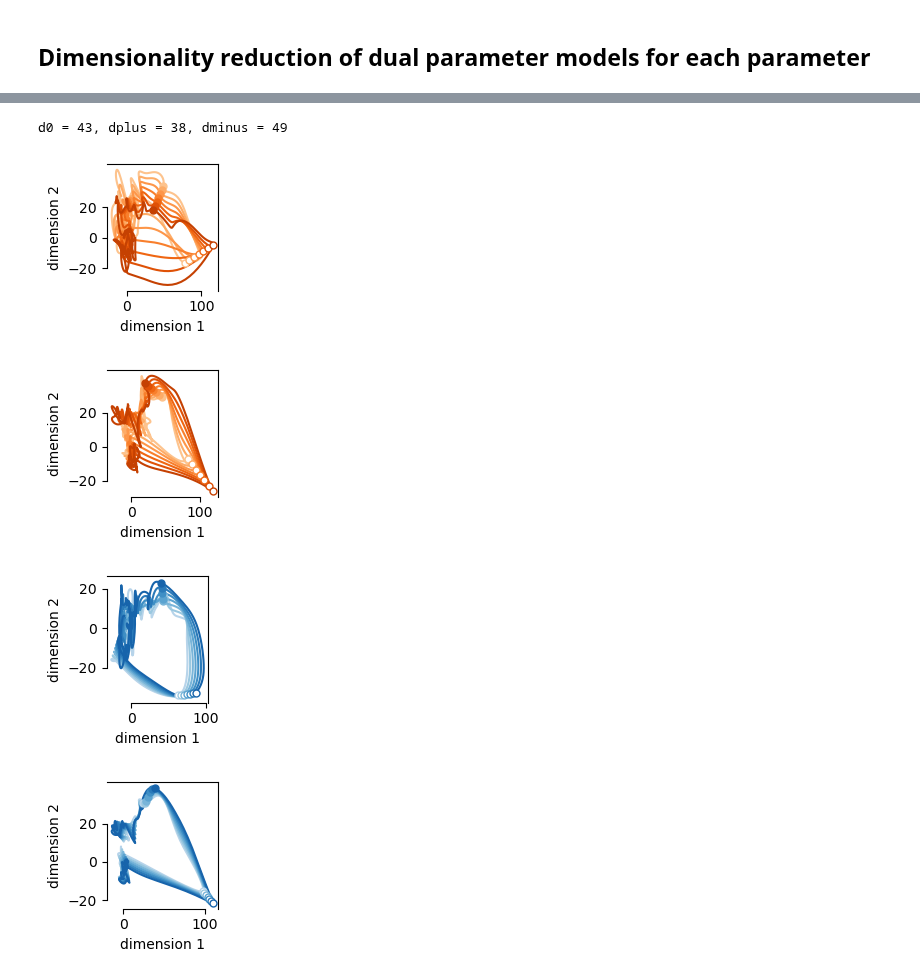
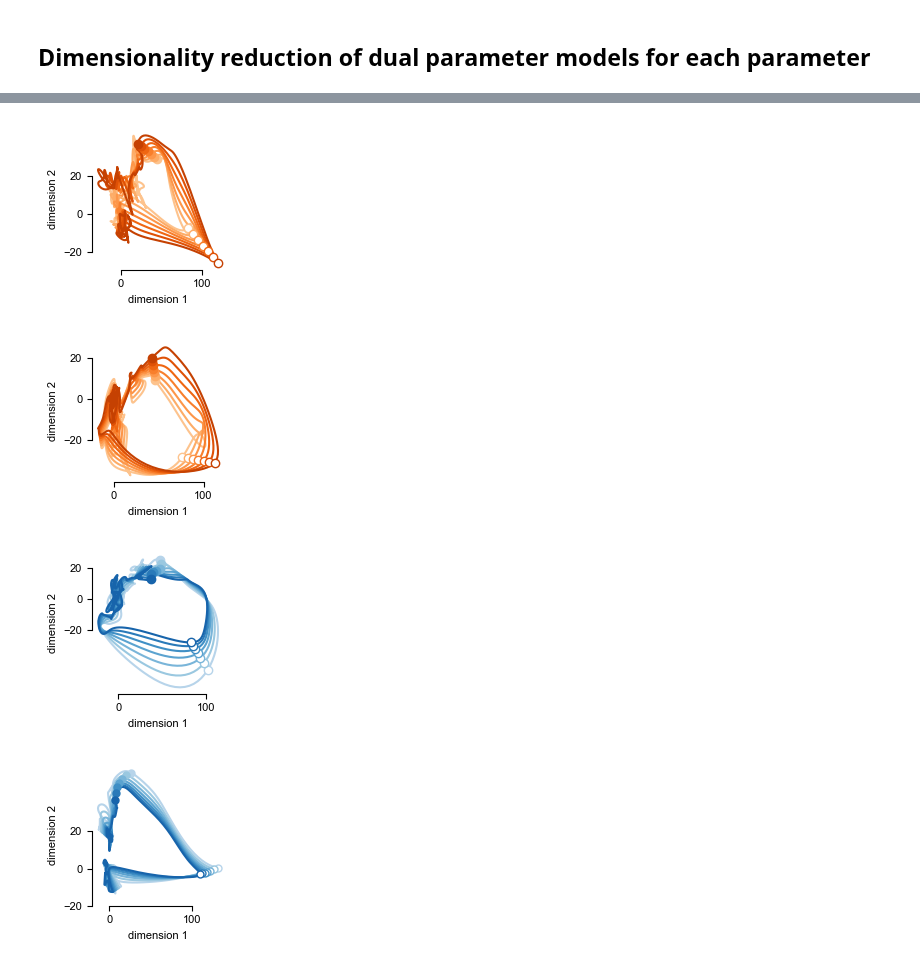
Before and after one commit to NeuroAI-IBS/fn_data_saccade, a Jupyter notebook: Data sorting/python_code/linear_analy_SH.ipynb, the cells around one changed output, grey strips where cells are left out. Saved outputs shown, nothing was run; the diff lists cells and outputs as text; code cells hidden in the pictures.

```diff
--- a/Data sorting/python_code/linear_analy_SH.ipynb
+++ b/Data sorting/python_code/linear_analy_SH.ipynb
@@ -1013,32 +827,9 @@ plt.savefig('AV_var_exp_all_dirs.pdf', bbox_inches='tight', dpi=600)
-# %%
-d0 =     int(dur_from_pv(pv0, model_av))
-dplus =  int(dur_from_pv(pv0+0.08, model_av))
-dminus = int(dur_from_pv(pv0-0.08, model_av))
-print(f'd0 = {d0}, dplus = {dplus}, dminus = {dminus}')
-# %% [output]
-d0 = 43, dplus = 38, dminus = 49
-# %%
-n_steps = 7
-
-# for peak velocity
-cols0 = plt.cm.Oranges(np.linspace(0.3, 0.8, n_steps))
-prange0 = np.linspace(300, 600, n_steps)-pv0*1e3
-
-prange0 = prange0*1e-3 # deg/sec -> deg/msec
-
-# dur0 = dur_from_pv(pv0+prange0, model_av).astype(int)
-dur0 = int(10/av0)
-
-# for average velocity
-cols1 = plt.cm.Blues(np.linspace(0.3, 0.8, n_steps))
-prange1 = np.linspace(175, 275, n_steps)-av0*1e3
-
-prange1 = prange1*1e-3 # deg/sec -> deg/msec
-
-dur1 = (10/(prange1+av0)).astype(int)
 # %%
-lmr = cbm.decomposition.reduce_dimensionality(lmfn1s_pv[0], 4) # for peak velocity
-lmr = cbm.utils.flip_sign(lmr, [0, 2]) # flip signs to make the cycles go CCW
+dur0 = int(10/av0 + 0.5)
+dur1 = (10/(prange1+av0)).astype(int)
+
+lmr = cbm.decomposition.reduce_dimensionality(lmfn1s_pv[3], 4) # for peak velocity
+lmr = cbm.utils.flip_sign(lmr, [0, 1, 2]) # flip signs to make the cycles go CCW
 
 fig, ax = plt.subplots(figsize=(2, 2))
 
@@ -1049,7 +840,7 @@ for i in range(n_steps):
 
     ax.plot(lmr.p[0,250] + prange0[i]*lmr.dp[0,250],
                lmr.p[1,250] + prange0[i]*lmr.dp[1,250],
-               'o', markersize=5, markerfacecolor='w', color=cols0[i], zorder=3)
+               'o', markersize=6, markerfacecolor='w', color=cols0[i], zorder=3)
 
 #     ax.scatter(lmr.p[0,220] + prange[i]*lmr.dp[0,220],
 #                lmr.p[1,220] + prange[i]*lmr.dp[1,220],
@@ -1057,7 +848,7 @@ for i in range(n_steps):
 
     ax.plot(lmr.p[0,250+dur0] + prange0[i]*lmr.dp[0,250+dur0],
                lmr.p[1,250+dur0] + prange0[i]*lmr.dp[1,250+dur0],
-               'o', markersize=5, markerfacecolor=cols0[i], color=cols0[i], zorder=2)
+               'o', markersize=6, markerfacecolor=cols0[i], color=cols0[i], zorder=2)
 
 ax.spines['bottom'].set_bounds(0, 100)
 ax.set_xticks([0, 100])
@@ -1067,45 +858,45 @@ ax.set_xlabel('dimension 1')
 ax.set_ylabel('dimension 2')
 
 plt.tight_layout()
-plt.savefig('PV_manifold_deg0_1vs2.pdf')
+plt.savefig('PV_manifold_deg135_1vs2.pdf')
 # %% [output]
-[figure, old version]
+[figure, new version]
 # %%
-lmr = cbm.decomposition.reduce_dimensionality(lmfn1s_pv[3], 4)
+lmr = cbm.decomposition.reduce_dimensionality(lmfn1s_pv[7], 4)
 lmr = cbm.utils.flip_sign(lmr, [0, 1, 2]) # flip signs to make the cycles go CCW
 
 fig, ax = plt.subplots(figsize=(2, 2))
 
 for i in range(n_steps):
     ax.plot(lmr.p[0,:] + prange0[i]*lmr.dp[0,:],
             lmr.p[1,:] + prange0[i]*lmr.dp[1,:],
             c=cols0[i], linewidth=1.5, zorder=1)
 
     ax.plot(lmr.p[0,250] + prange0[i]*lmr.dp[0,250],
                lmr.p[1,250] + prange0[i]*lmr.dp[1,250],
-               'o', markersize=5, markerfacecolor='w', color=cols0[i], zorder=3)
+               'o', markersize=6, markerfacecolor='w', color=cols0[i], zorder=3)
 
 #     ax.scatter(lmr.p[0,220] + prange[i]*lmr.dp[0,220],
 #                lmr.p[1,220] + prange[i]*lmr.dp[1,220],
 #                25, c=cols[i], zorder=1)
 
     ax.plot(lmr.p[0,250+dur0] + prange0[i]*lmr.dp[0,250+dur0],
                lmr.p[1,250+dur0] + prange0[i]*lmr.dp[1,250+dur0],
-               'o', markersize=5, markerfacecolor=cols0[i], color=cols0[i], zorder=2)
+               'o', markersize=6, markerfacecolor=cols0[i], color=cols0[i], zorder=2)
 
 ax.spines['bottom'].set_bounds(0, 100)
 ax.set_xticks([0, 100])
 ax.spines['left'].set_bounds(-20, 20)
 ax.set_yticks([-20, 0, 20])
 ax.set_xlabel('dimension 1')
 ax.set_ylabel('dimension 2')
 
 plt.tight_layout()
-plt.savefig('PV_manifold_deg135_1vs2.pdf')
+plt.savefig('PV_manifold_deg315_1vs2.pdf')
 # %% [output]
-[figure, old version]
+[figure, new version]
 # %%
-lmr = cbm.decomposition.reduce_dimensionality(lmfn1s_av[4], 4) # for peak velocity
+lmr = cbm.decomposition.reduce_dimensionality(lmfn1s_av[6], 4) # for peak velocity
 lmr = cbm.utils.flip_sign(lmr, [0, 2]) # flip signs to make the cycles go CCW
 
 fig, ax = plt.subplots(figsize=(2, 2))
@@ -1117,7 +908,7 @@ for i in range(n_steps):
 
     ax.plot(lmr.p[0,250] + prange1[i]*lmr.dp[0,250],
                lmr.p[1,250] + prange1[i]*lmr.dp[1,250],
-               'o', markersize=5, markerfacecolor='w', color=cols1[i], zorder=3)
+               'o', markersize=6, markerfacecolor='w', color=cols1[i], zorder=3)
 
 #     ax.scatter(lmr.p[0,220] + prange[i]*lmr.dp[0,220],
 #                lmr.p[1,220] + prange[i]*lmr.dp[1,220],
@@ -1125,7 +916,7 @@ for i in range(n_steps):
 
     ax.plot(lmr.p[0,250+dur1[i]] + prange1[i]*lmr.dp[0,250+dur1[i]],
                lmr.p[1,250+dur1[i]] + prange1[i]*lmr.dp[1,250+dur1[i]],
-               'o', markersize=5, markerfacecolor=cols1[i], color=cols1[i], zorder=2)
+               'o', markersize=6, markerfacecolor=cols1[i], color=cols1[i], zorder=2)
 
 ax.spines['bottom'].set_bounds(0, 100)
 ax.set_xticks([0, 100])
@@ -1135,11 +926,11 @@ ax.set_xlabel('dimension 1')
 ax.set_ylabel('dimension 2')
 
 plt.tight_layout()
-plt.savefig('AV_manifold_deg0_1vs2.pdf')
+plt.savefig('AV_manifold_deg135_1vs2.pdf')
 # %% [output]
-[figure, old version]
+[figure, new version]
 # %%
-lmr = cbm.decomposition.reduce_dimensionality(lmfn1s_pv[3], 4)
+lmr = cbm.decomposition.reduce_dimensionality(lmfn1s_pv[2], 4)
 lmr = cbm.utils.flip_sign(lmr, [0, 1, 2]) # flip signs to make the cycles go CCW
 
 fig, ax = plt.subplots(figsize=(2, 2))
@@ -1169,6 +960,6 @@ ax.set_xlabel('dimension 1')
 ax.set_ylabel('dimension 2')
 
 plt.tight_layout()
-plt.savefig('AV_manifold_deg135_1vs2.pdf')
+plt.savefig('AV_manifold_deg90_1vs2.pdf')
 # %% [output]
-[figure, old version]
+[figure, new version]
```
Also changed, not shown: parts of 33 cells of this notebook, 20 other files.
